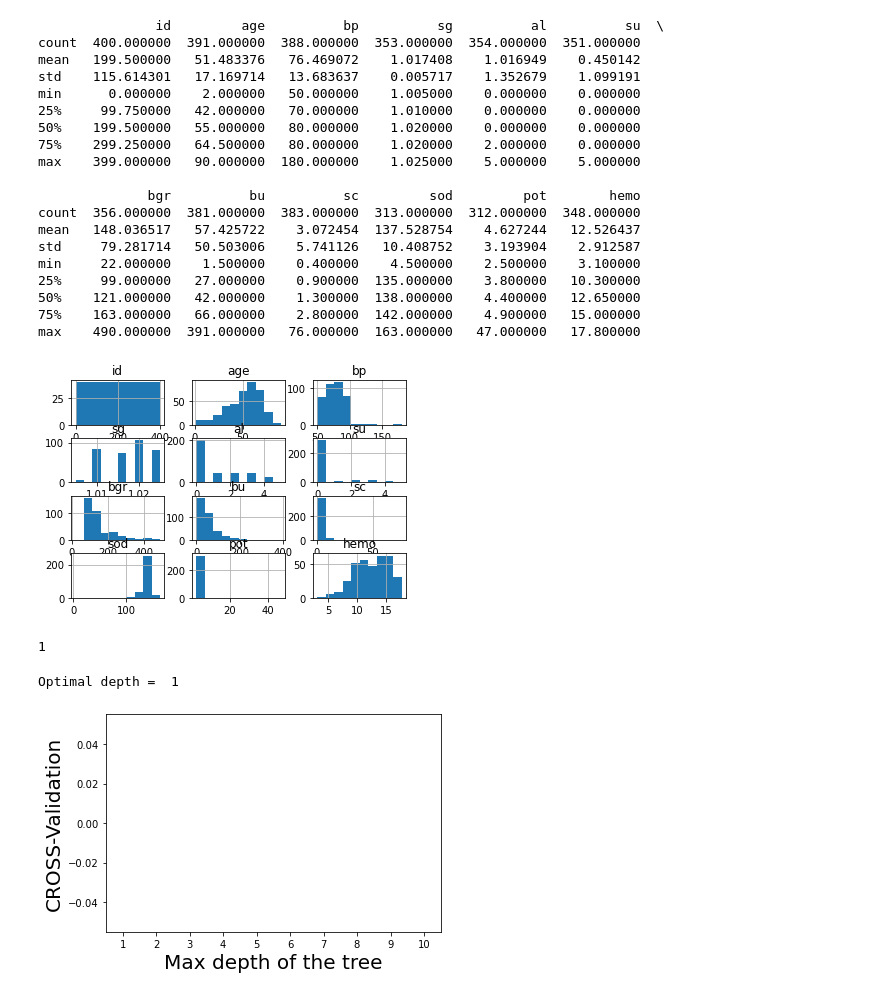
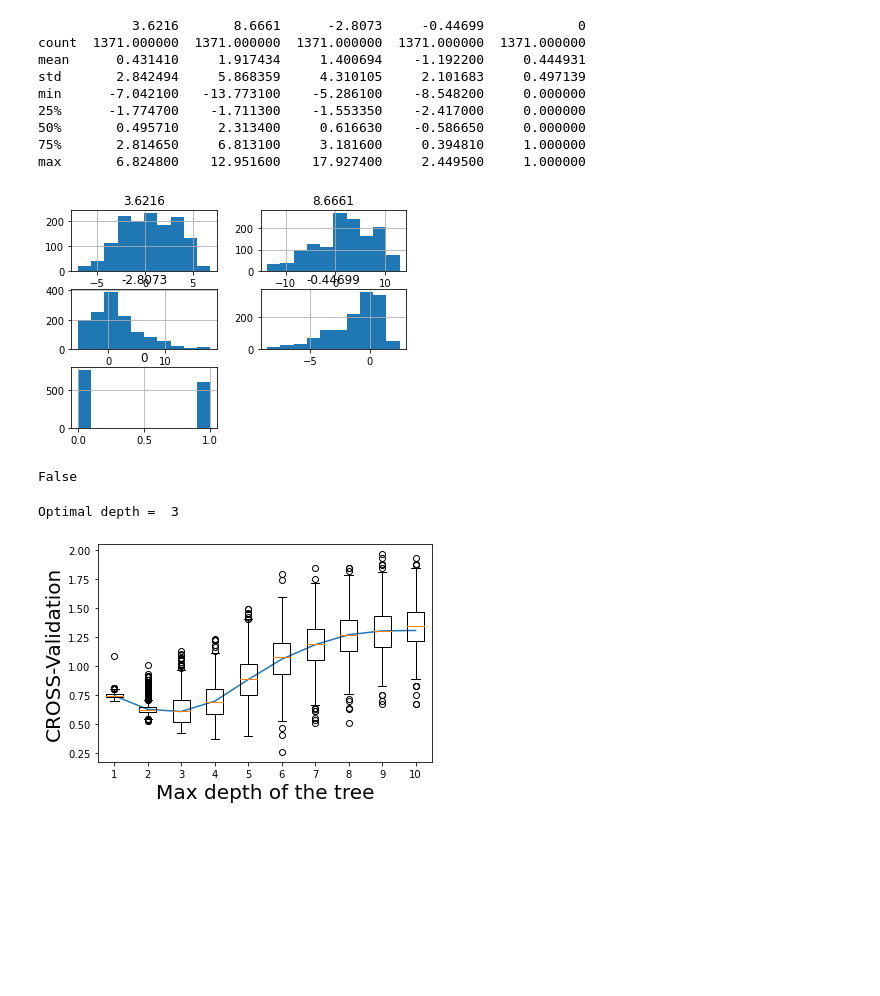
Before and after one commit to Yassine-Kh/project_machine_learning, a Jupyter notebook: main_banknote.ipynb, the cells around one changed output. Cells and saved outputs as stored; diff of their text form; code cells hidden in the pictures; blank space fills up the shorter version.

```diff
--- a/main_banknote.ipynb
+++ b/main_banknote.ipynb
@@ -10,46 +12,36 @@ import numpy as np
 warnings.filterwarnings('ignore')
 # %%
 intial_dataframe = CleanData("https://archive.ics.uci.edu/ml/machine-learning-databases/00267/data_banknote_authentication.txt")
-intial_dataframe = CleanData(".\kidney_disease.csv")
+#intial_dataframe = CleanData(".\kidney_disease.csv")
 intial_dataframe.describeData()
 # %% [output]
-               id         age          bp          sg          al          su  \
-count  400.000000  391.000000  388.000000  353.000000  354.000000  351.000000
-mean   199.500000   51.483376   76.469072    1.017408    1.016949    0.450142
-std    115.614301   17.169714   13.683637    0.005717    1.352679    1.099191
-min      0.000000    2.000000   50.000000    1.005000    0.000000    0.000000
-25%     99.750000   42.000000   70.000000    1.010000    0.000000    0.000000
-50%    199.500000   55.000000   80.000000    1.020000    0.000000    0.000000
-75%    299.250000   64.500000   80.000000    1.020000    2.000000    0.000000
-max    399.000000   90.000000  180.000000    1.025000    5.000000    5.000000
-
-              bgr          bu          sc         sod         pot        hemo
-count  356.000000  381.000000  383.000000  313.000000  312.000000  348.000000
-mean   148.036517   57.425722    3.072454  137.528754    4.627244   12.526437
-std     79.281714   50.503006    5.741126   10.408752    3.193904    2.912587
-min     22.000000    1.500000    0.400000    4.500000    2.500000    3.100000
-25%     99.000000   27.000000    0.900000  135.000000    3.800000   10.300000
-50%    121.000000   42.000000    1.300000  138.000000    4.400000   12.650000
-75%    163.000000   66.000000    2.800000  142.000000    4.900000   15.000000
-max    490.000000  391.000000   76.000000  163.000000   47.000000   17.800000
+            3.6216       8.6661      -2.8073     -0.44699            0
+count  1371.000000  1371.000000  1371.000000  1371.000000  1371.000000
+mean      0.431410     1.917434     1.400694    -1.192200     0.444931
+std       2.842494     5.868359     4.310105     2.101683     0.497139
+min      -7.042100   -13.773100    -5.286100    -8.548200     0.000000
+25%      -1.774700    -1.711300    -1.553350    -2.417000     0.000000
+50%       0.495710     2.313400     0.616630    -0.586650     0.000000
+75%       2.814650     6.813100     3.181600     0.394810     1.000000
+max       6.824800    12.951600    17.927400     2.449500     1.000000
-[figure, old version]
+[figure, new version]
 # %%
 column_names = ["variance", "skewness", "curtosis", "entropy", "classification"]
 X_train, X_test, y_train, y_test = intial_dataframe.splitData(1 / 3, 42, column_names)
 # %%
 X_train.isnull().values.any()
 # %% [output]
-1
+False
 # %%
 Tree_class = DecisionTree (len(column_names))
 tab_log_loss_tree, tab_log_loss_tree_box, optimal_depth = Tree_class.cross_validation(X_train, y_train)
 # %%
 print("Optimal depth = ", optimal_depth)
 # %% [output]
-Optimal depth =  1
+Optimal depth =  3
 # %%
 Tree_class.plot(X_train, y_train)
 # %% [output]
-[figure, old version]
+[figure, new version]
 # %%
 y_tree, y_forest, y_ada = Tree_class.adjust_classification(X_train, X_test, y_train, optimal_depth)
```
Also changed, not shown: parts of 8 cells of this notebook, 2 other files.
